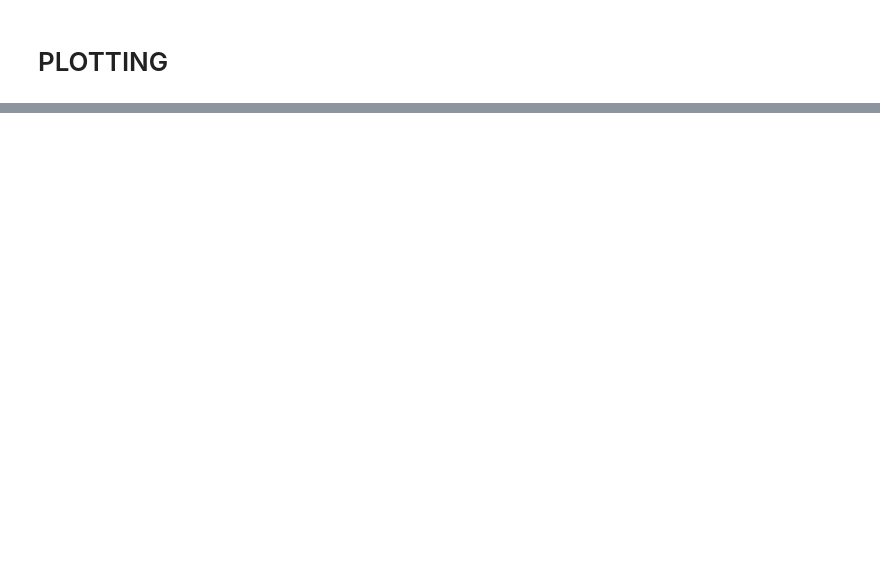
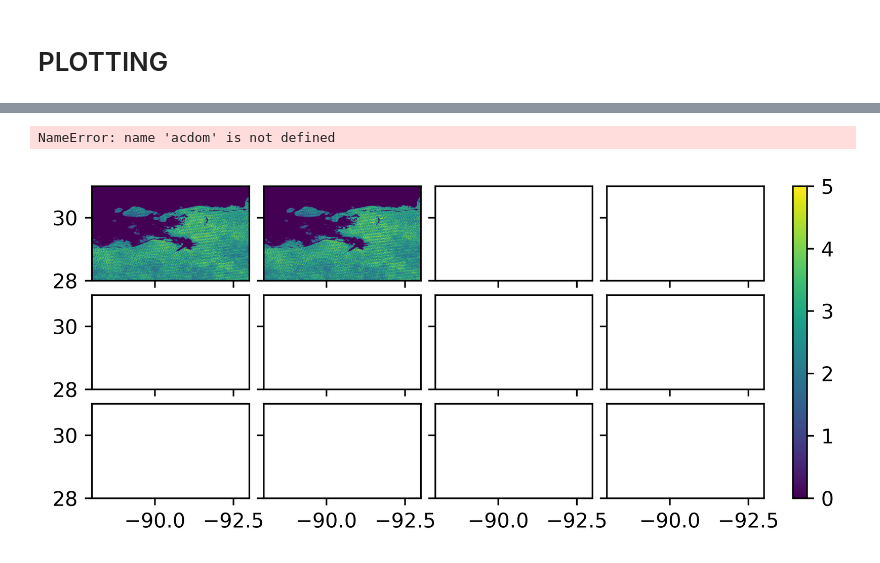
Before and after one commit to Ericgenki/NASA_Project, a Jupyter notebook: notebooks/resampling_LEVEL2-EditedMODISCopy.ipynb, the cells around one changed output, grey strips where cells are left out. Saved outputs shown, nothing was run; the diff lists cells and outputs as text; code cells hidden in the pictures; blank space fills up the shorter version.

```diff
--- a/notebooks/resampling_LEVEL2-EditedMODISCopy.ipynb
+++ b/notebooks/resampling_LEVEL2-EditedMODISCopy.ipynb
@@ -500,0 +519,55 @@ if __name__ == '__main__':
+# %%
+acdom
+# %% [output]
+NameError: name 'acdom' is not defined
+# %%
+axgr = AxesGrid(fig, 111,
+                    nrows_ncols=(3, 4),
+                    axes_pad=0.1,
+                    share_all=True,
+                    cbar_location='right',
+                    cbar_mode='single',
+                    cbar_pad=0.2,
+                    cbar_size='3%',
+                    label_mode='L')
+
+for f, ax in zip(cfile, axgr.flatten()):
+    ds = xr.open_dataset(f)
+    acdom = get_CDOM(ds)
+    data = acdom.count('time')
+    im = axgr[cfile.index(f)].imshow(data, extent=extent, vmin=0, vmax=5)
+
+axgr.cbar_axes[0].colorbar(im)
+
+plt.show()
+# %%
+cfile = '/home/hboi-ouri/Projects/NASA_ProjectExp/outputs/CombinedNC/MODIS/2010_11_MODIS_L2.nc'
+
+lat_top=31
+lat_bot=28
+lon_left=-88
+lon_rigth=-93
+extent=[lon_left, lon_rigth, lat_bot, lat_top]
+
+fig = plt.figure(dpi=600)
+axgr = AxesGrid(fig, 111,
+                    nrows_ncols=(3, 4),
+                    axes_pad=0.1,
+                    share_all=True,
+                    cbar_location='right',
+                    cbar_mode='single',
+                    cbar_pad=0.2,
+                    cbar_size='3%',
+                    label_mode='L')
+
+for f in range(2):
+    ds = xr.open_dataset(cfile)
+    acdom = get_CDOM(ds)
+    data = acdom.count('time')
+    im = axgr[f].imshow(data, extent=extent, vmin=0, vmax=5)
+
+axgr.cbar_axes[0].colorbar(im)
+
+plt.show()
+# %% [output]
+[figure, added]
```
Also changed, not shown: parts of 16 cells of this notebook.
